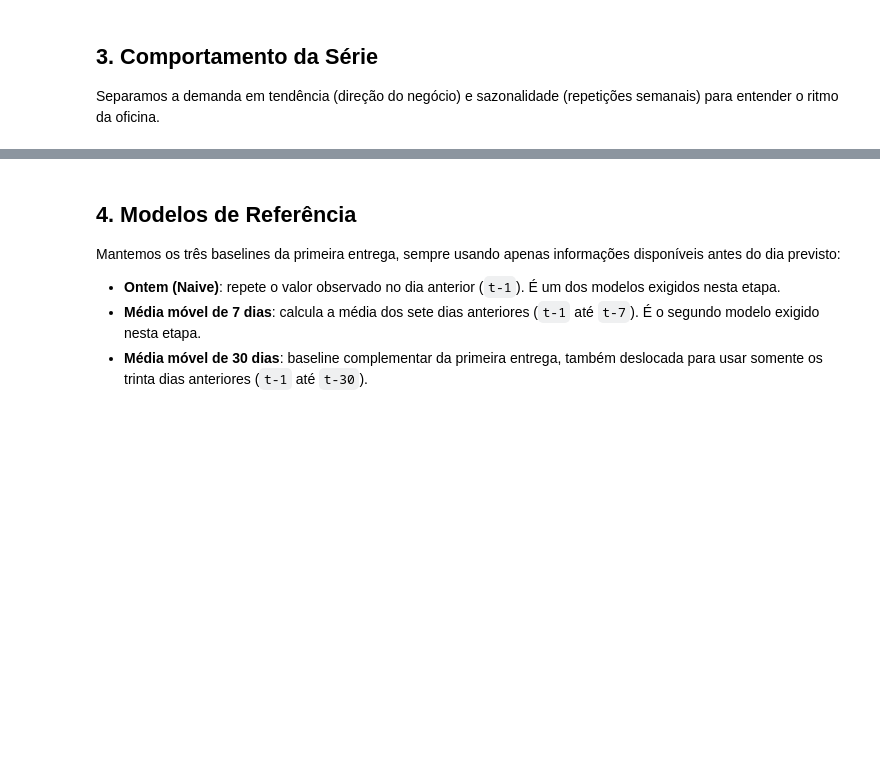
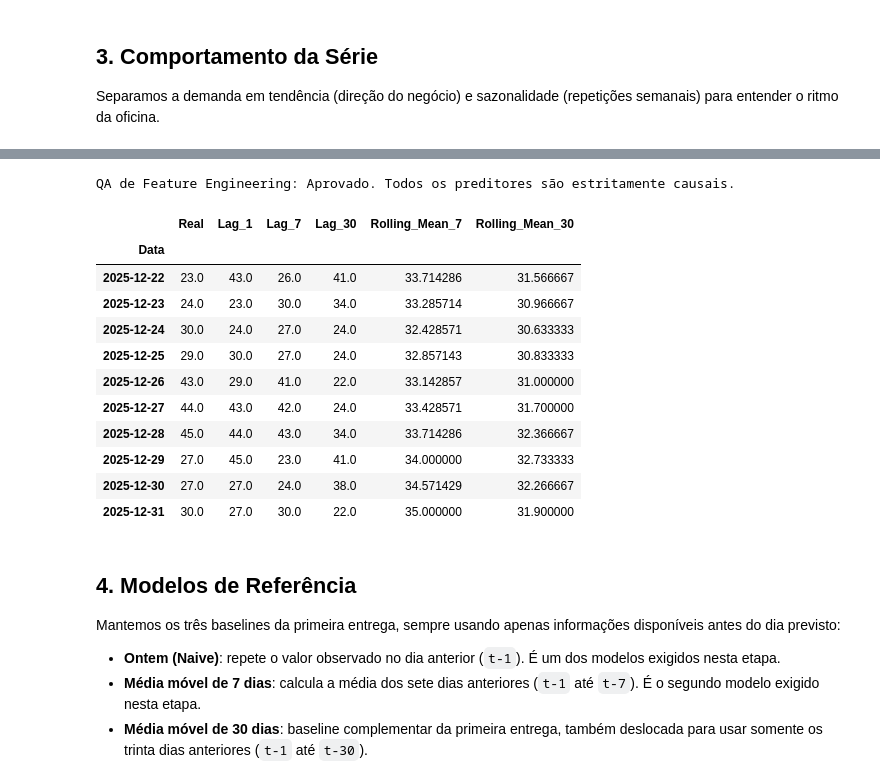
Before and after one commit to Henrique-Estrela/mecaniQA-joao-pessoa, a Jupyter notebook: mecaniqa_joao_pessoa.ipynb, the cells around one changed output, grey strips where cells are left out. Saved outputs shown, nothing was run; the diff lists cells and outputs as text; code cells hidden in the pictures; blank space fills up the shorter version.

```diff
--- a/mecaniqa_joao_pessoa.ipynb
+++ b/mecaniqa_joao_pessoa.ipynb
@@ -173,3 +199,51 @@ Name: seasonal, dtype: float64
+# %%
+import pandas as pd
+
+# Garante o carregamento dos dados caso a variável não exista no estado atual da sessão
+try:
+    _ = dados
+except NameError:
+    dados = pd.read_csv('mecaniqa_dataset - mecaniqa_dataset.csv.csv', parse_dates=['Data'])
+    dados = dados.set_index('Data').sort_index()
+
+# Preenchimento causal para garantir série contínua antes de extrair as features
+serie_ffill = dados['Trocas_Oleo'].ffill()
+
+features = pd.DataFrame(index=serie_ffill.index)
+features['Real'] = serie_ffill
+
+# 1. Criação dos Lags (Defasagens causais)
+features['Lag_1'] = serie_ffill.shift(1)
+features['Lag_7'] = serie_ffill.shift(7)
+features['Lag_30'] = serie_ffill.shift(30)
+
+# 2. Criação das Janelas Rolantes (Rolling Windows causais)
+features['Rolling_Mean_7'] = serie_ffill.rolling(window=7, min_periods=7).mean().shift(1)
+features['Rolling_Mean_30'] = serie_ffill.rolling(window=30, min_periods=30).mean().shift(1)
+
+# QA de Causalidade: Garantir que não há vazamento do tempo t ou futuro
+assert features['Lag_1'].equals(serie_ffill.shift(1)), "Erro no Lag 1"
+assert features['Lag_7'].equals(serie_ffill.shift(7)), "Erro no Lag 7"
+assert features['Lag_30'].equals(serie_ffill.shift(30)), "Erro no Lag 30"
+assert features['Rolling_Mean_7'].equals(serie_ffill.rolling(window=7, min_periods=7).mean().shift(1)), "Erro na Média Móvel de 7 dias"
+assert features['Rolling_Mean_30'].equals(serie_ffill.rolling(window=30, min_periods=30).mean().shift(1)), "Erro na Média Móvel de 30 dias"
+
+print("QA de Feature Engineering: Aprovado. Todos os preditores são estritamente causais.")
+display(features.tail(10))
+# %% [output]
+QA de Feature Engineering: Aprovado. Todos os preditores são estritamente causais.
+|  | Real | Lag_1 | Lag_7 | Lag_30 | Rolling_Mean_7 | Rolling_Mean_30 |
+| Data |  |  |  |  |  |  |
+| 2025-12-22 | 23.0 | 43.0 | 26.0 | 41.0 | 33.714286 | 31.566667 |
+| 2025-12-23 | 24.0 | 23.0 | 30.0 | 34.0 | 33.285714 | 30.966667 |
+| 2025-12-24 | 30.0 | 24.0 | 27.0 | 24.0 | 32.428571 | 30.633333 |
+| 2025-12-25 | 29.0 | 30.0 | 27.0 | 24.0 | 32.857143 | 30.833333 |
+| 2025-12-26 | 43.0 | 29.0 | 41.0 | 22.0 | 33.142857 | 31.000000 |
+| 2025-12-27 | 44.0 | 43.0 | 42.0 | 24.0 | 33.428571 | 31.700000 |
+| 2025-12-28 | 45.0 | 44.0 | 43.0 | 34.0 | 33.714286 | 32.366667 |
+| 2025-12-29 | 27.0 | 45.0 | 23.0 | 41.0 | 34.000000 | 32.733333 |
+| 2025-12-30 | 27.0 | 27.0 | 24.0 | 38.0 | 34.571429 | 32.266667 |
+| 2025-12-31 | 30.0 | 27.0 | 30.0 | 22.0 | 35.000000 | 31.900000 |
 # %% [markdown]
 ## 4. Modelos de Referência
 
```
Also changed, not shown: parts of 5 cells of this notebook.
